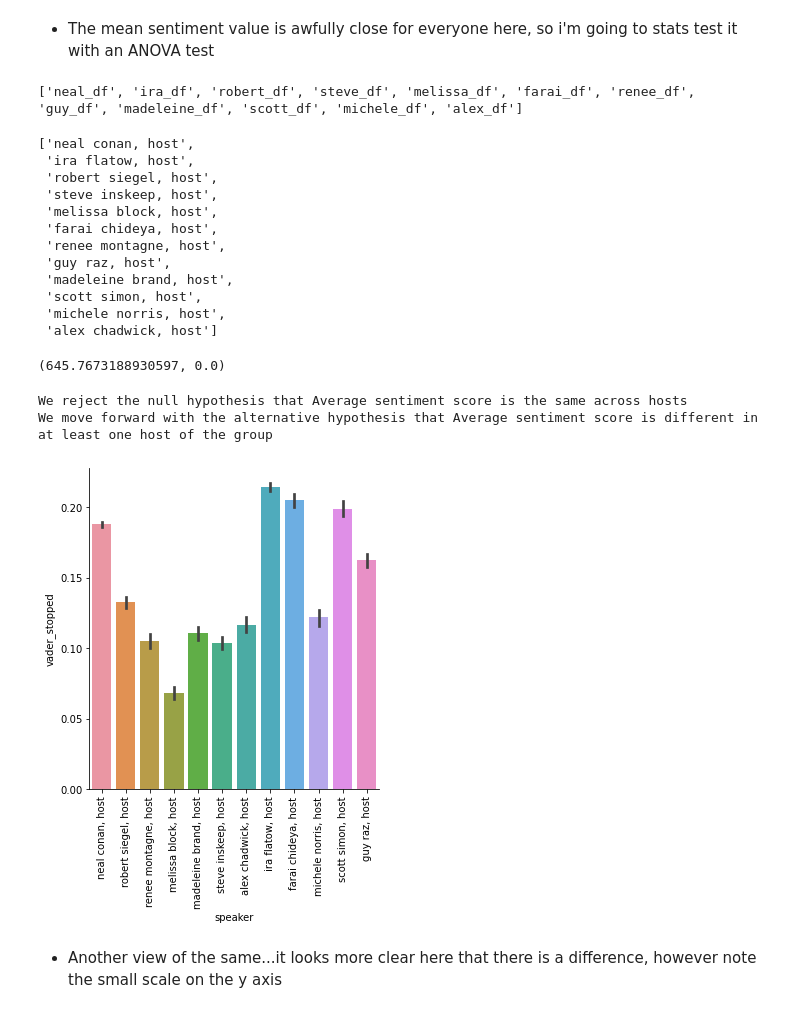
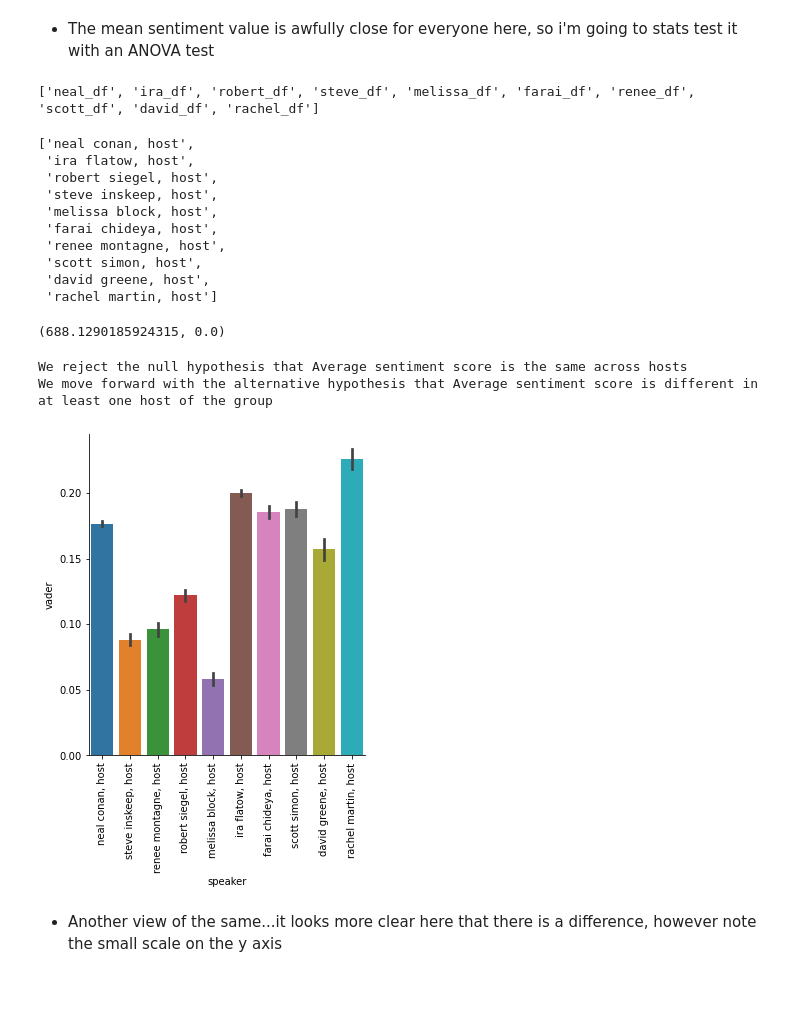
Before and after one commit to npr-nlp/npr-nlp-project, a Jupyter notebook: brian_explore_notebook.ipynb, the cells around one changed output. Saved outputs shown, nothing was run; the diff lists cells and outputs as text; code cells hidden in the pictures.

```diff
--- a/brian_explore_notebook.ipynb
+++ b/brian_explore_notebook.ipynb
@@ -188,7 +191,7 @@ Name: speaker, Length: 835, dtype: int64
 - I can see two different duplicates for steve inskeep bc of typos
 - I think this is going to fall into the arena of significantly diminishing returns, and I will not address it at this time
 # %%
-hosts_with_the_most = host_df.speaker.value_counts().head(12).index.to_list()
+hosts_with_the_most = host_df.speaker.value_counts().head(10).index.to_list()
 # %% [markdown]
 - This is a list of the 12 hosts with the most observations
 # %%
@@ -243,7 +244,7 @@ for host in hosts_with_the_most:
     host_df_list.append(f'{x[0]}_df')
 print(host_df_list)
 # %% [output]
-['neal_df', 'ira_df', 'robert_df', 'steve_df', 'melissa_df', 'farai_df', 'renee_df', 'guy_df', 'madeleine_df', 'scott_df', 'michele_df', 'alex_df']
+['neal_df', 'ira_df', 'robert_df', 'steve_df', 'melissa_df', 'farai_df', 'renee_df', 'scott_df', 'david_df', 'rachel_df']
 # %%
 hosts_with_the_most
 # %% [output]
@@ -254,10 +255,8 @@ hosts_with_the_most
  'melissa block, host',
  'farai chideya, host',
  'renee montagne, host',
- 'guy raz, host',
- 'madeleine brand, host',
  'scott simon, host',
- 'michele norris, host',
- 'alex chadwick, host']
+ 'david greene, host',
+ 'rachel martin, host']
 # %%
 # Let's isolate our hosts
@@ -278,10 +281,10 @@ ALEX_df = train[train.speaker == 'alex chadwick, host'].vader_stopped
 # See https://docs.scipy.org/doc/scipy/reference/generated/scipy.stats.f_oneway.html for more info
 from scipy.stats import f_oneway
 
-f, p = f_oneway(NEAL_df, IRA_df, ROBERT_df, STEVE_df, MELISSA_df, FARAI_df, RENEE_df, GUY_df, MADELEINE_df, SCOTT_df, MICHELE_df, ALEX_df)
+f, p = f_oneway(NEAL_df, IRA_df, ROBERT_df, STEVE_df, MELISSA_df, FARAI_df, RENEE_df, SCOTT_df, DAVID_df, RACHEL_df)
 f, p
 # %% [output]
-(645.7673188930597, 0.0)
+(688.1290185924315, 0.0)
 # %%
 if p < alpha:
     print("We reject the null hypothesis that", null_hypothesis)
@@ -293,10 +296,10 @@ else:
 We reject the null hypothesis that Average sentiment score is the same across hosts
 We move forward with the alternative hypothesis that Average sentiment score is different in at least one host of the group
 # %%
-sns.catplot(x="speaker", y="vader_stopped", kind="bar", data=top_hosts_df)
+sns.catplot(x="speaker", y="vader", kind="bar", data=top_hosts_df)
 plt.xticks(rotation=90);
 # %% [output]
-[figure, old version]
+[figure, new version]
 # %% [markdown]
 - Another view of the same...it looks more clear here that there is a difference, however note the small scale on the y axis
 # %%
```
Also changed, not shown: parts of 87 cells of this notebook.
